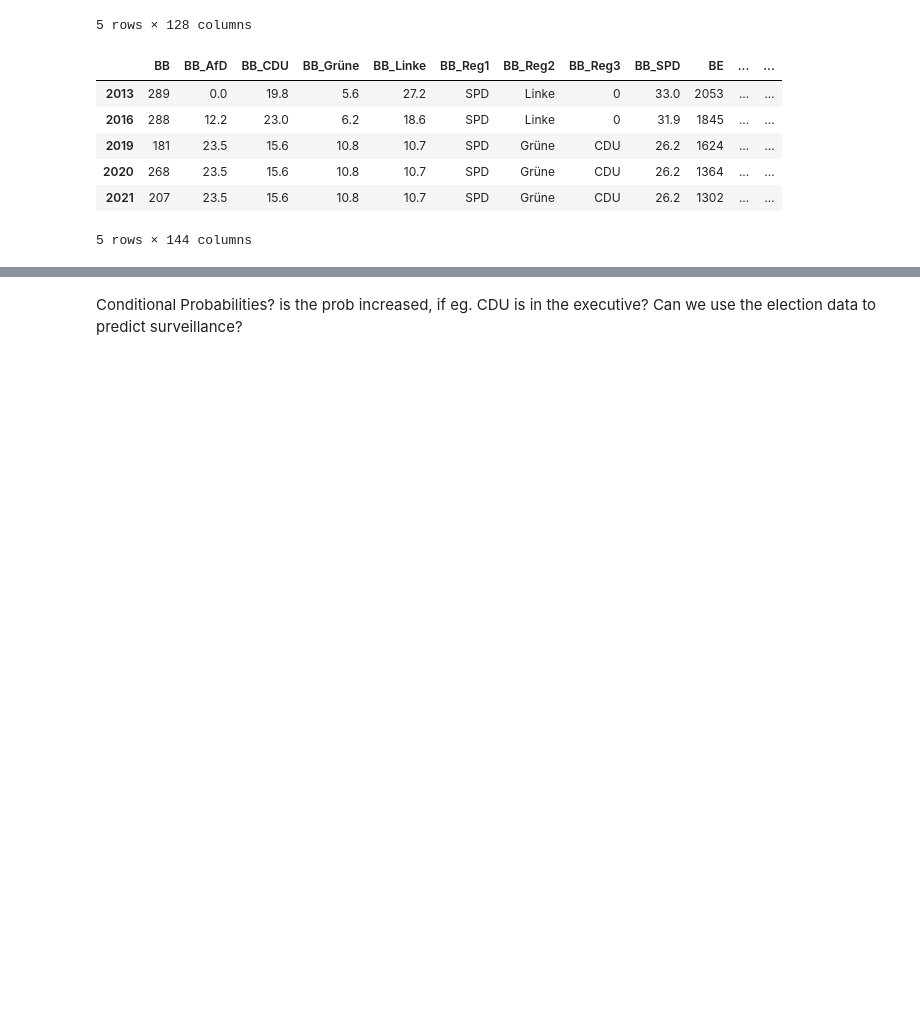
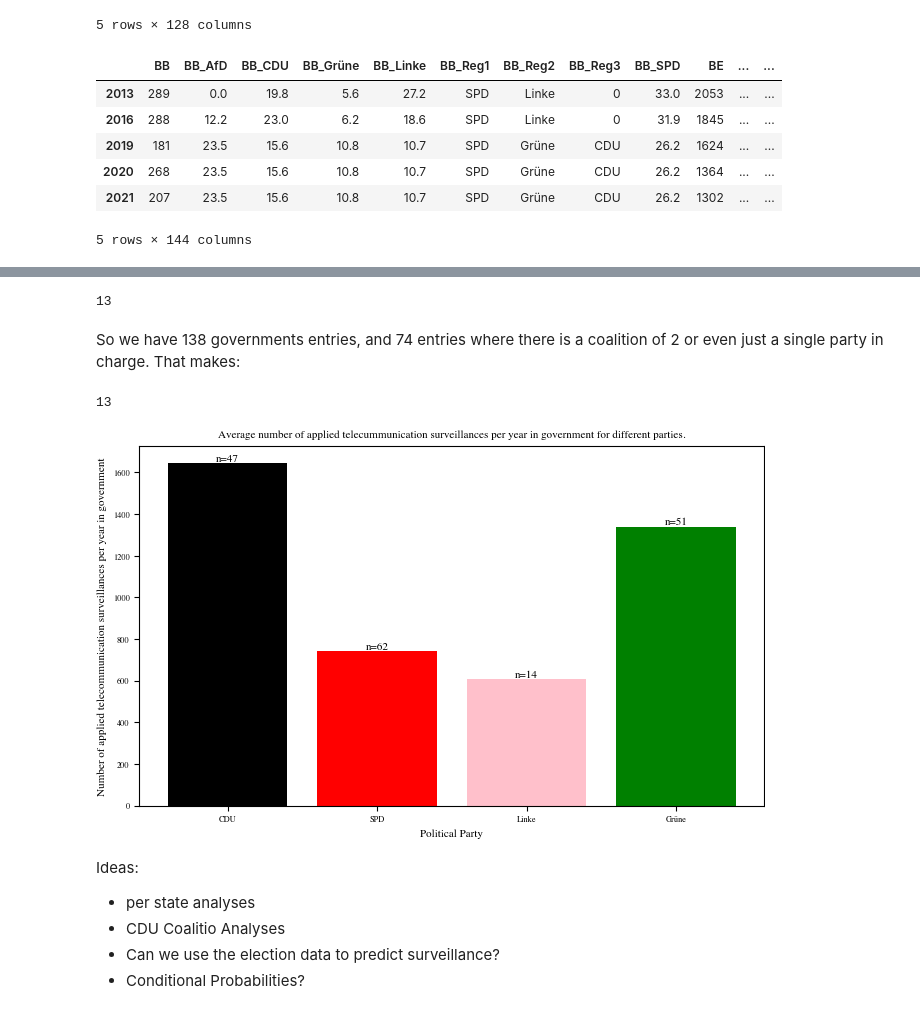
Before and after one commit to JakobUnterholzner/DataLiteracy, a Jupyter notebook: exp/exp_JU_03_PoliticalPartiesAndSurveillance.ipynb, the cells around one changed output, grey strips where cells are left out. Drawn from its saved outputs; the diff is of its cells as text; code cells hidden in the pictures; blank space fills up the shorter version.

```diff
--- a/exp/exp_JU_03_PoliticalPartiesAndSurveillance.ipynb
+++ b/exp/exp_JU_03_PoliticalPartiesAndSurveillance.ipynb
@@ -435,0 +391,13 @@ plt.show()
+# %%
+#number of governments per party santiy check
+nr_years = len(data) #5
+nr_states = len(data.columns) // 9 #16
+print('Number of states in data:', nr_states)
+max_nr_gov_members = 3
+expected_nr_govs = nr_years * nr_states * max_nr_gov_members # 80 * 3 = 240
+print('Expected number of governments:', expected_nr_govs)
+nr_govs = 0
+
+for party, result in results.items():
+   nr_govs += result['nr_of_gov']
+nr_govs
@@ -436,3 +447,40 @@ plt.show()
+# %%
+regs = data[col_reg1.tolist() + col_reg2.tolist() + col_reg3.tolist()]
+count = (~regs.isin(['Grüne', 'Linke', 'CDU', 'SPD', 0])).sum().sum()
+print(count)
+# %% [output]
+13
+# %% [markdown]
+So we have 138 governments entries, and 74 entries where there is a coalition of 2 or even just a single party in charge. That makes:
+# %%
+nr_govs += count
+missing_data = expected_nr_govs - nr_govs
+missing_data
+# %% [output]
+13
+# %%
+from tueplots import bundles
+import matplotlib.pyplot as plt
+
+plt.rcParams.update(bundles.icml2022(column="full", nrows=1, ncols=1, usetex=False))
+
+colors = ['black', 'red', 'pink', 'green']
+fig, ax = plt.subplots(1,1)
+bars = ax.bar(results.keys(), [result['law_with']/result['nr_of_gov']for result in results.values()],
+       color=colors)
+for bar, party in zip(bars, results.keys()):
+    height = bar.get_height()
+    ax.text(bar.get_x() + bar.get_width() / 2, height,
+            f'n={results[party]["nr_of_gov"]}', ha='center', va='bottom')
+ax.set_ylabel('Number of applied telecommunication surveillances per year in government')
+ax.set_xlabel('Political Party')
+ax.set_title('Average number of applied telecummunication surveillances per year in government for different parties.')
+plt.show()
+# %% [output]
+[figure, added]
 # %% [markdown]
-Conditional Probabilities? is the prob increased, if eg. CDU is in the executive?
-Can we use the election data to predict surveillance?
+Ideas:
+ - per state analyses
+ - CDU Coalitio Analyses
+ - Can we use the election data to predict surveillance?
+ - Conditional Probabilities?
```
Also changed, not shown: parts of 19 cells of this notebook, 3 other files.
